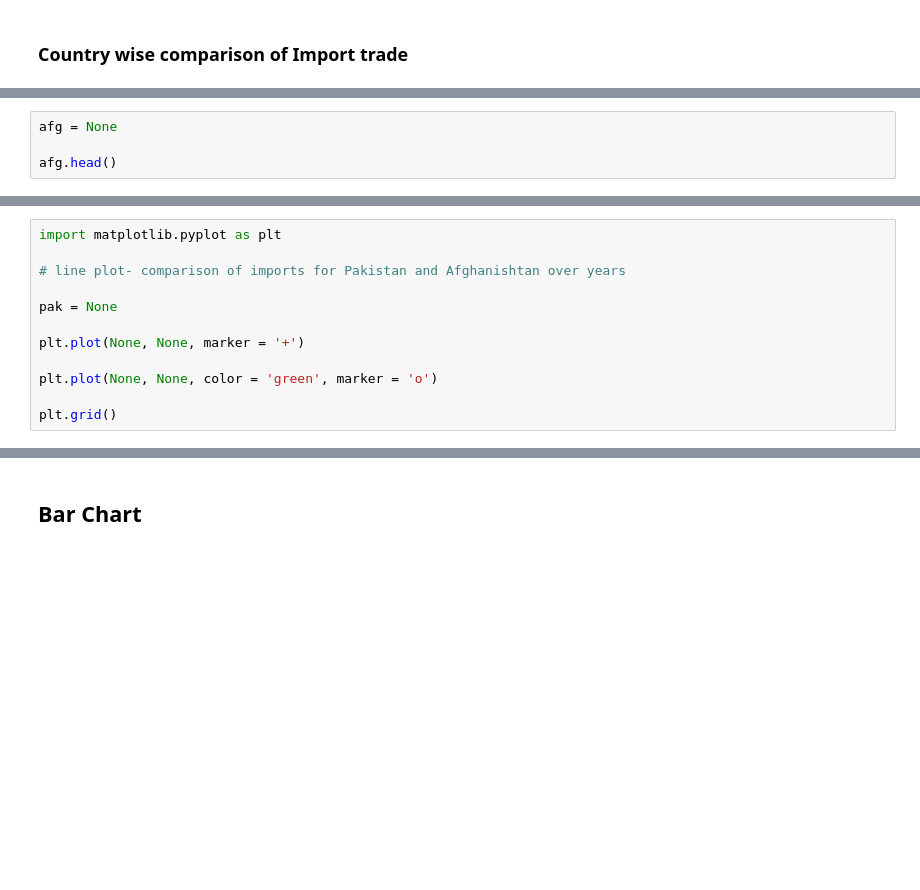
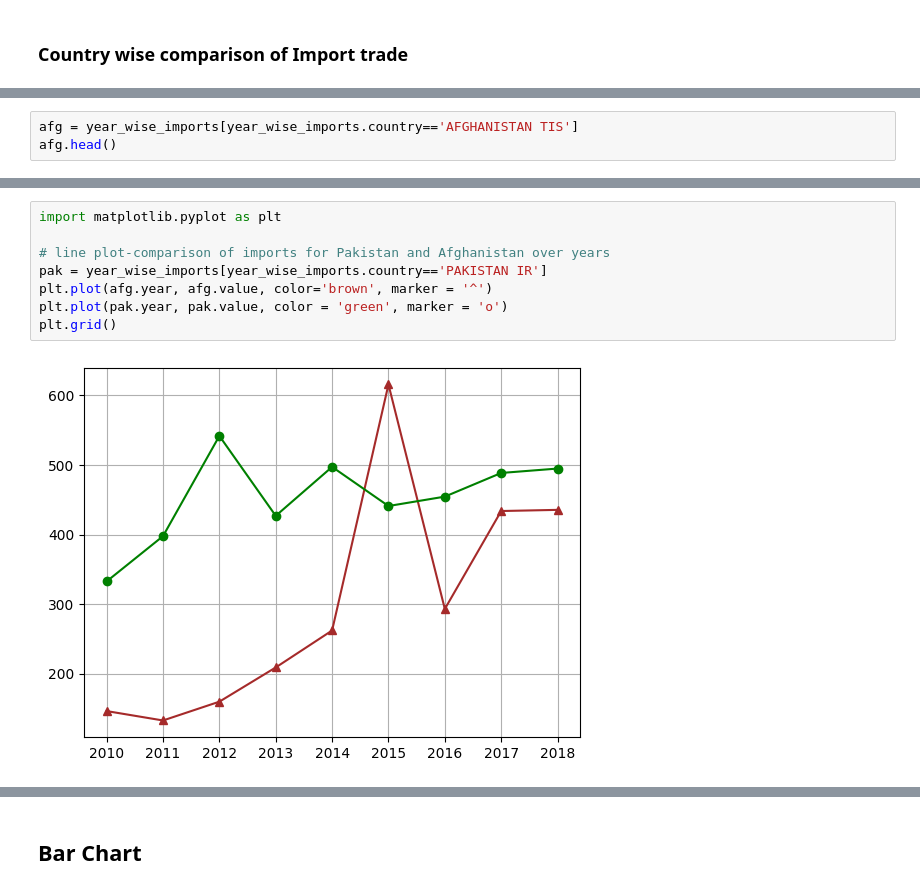
Before and after one commit to dvaghasiya766/AIML-WorkShop, a Jupyter notebook: NoteBook/Data_Analysis (Day1).ipynb, the cells around one changed output, grey strips where cells are left out. Saved outputs shown, nothing was run; the diff lists cells and outputs as text; blank space fills up the shorter version.

```diff
--- a/NoteBook/Data_Analysis (Day1).ipynb
+++ b/NoteBook/Data_Analysis (Day1).ipynb
@@ -690,4 +738,3 @@ year_wise_imports[
 # %%
-afg = None
-
+afg = year_wise_imports[year_wise_imports.country=='AFGHANISTAN TIS']
 afg.head()
@@ -694,15 +748,13 @@ afg.head()
 # %%
 import matplotlib.pyplot as plt
 
-# line plot- comparison of imports for Pakistan and Afghanishtan over years
-
-pak = None
-
-plt.plot(None, None, marker = '+')
-
-plt.plot(None, None, color = 'green', marker = 'o')
-
+# line plot-comparison of imports for Pakistan and Afghanistan over years
+pak = year_wise_imports[year_wise_imports.country=='PAKISTAN IR']
+plt.plot(afg.year, afg.value, color='brown', marker = '^')
+plt.plot(pak.year, pak.value, color = 'green', marker = 'o')
 plt.grid()
+# %% [output]
+[figure, added]
 # %%
 pak = year_wise_imports[year_wise_imports.country=='PAKISTAN IR']
 
```
Also changed, not shown: parts of 23 cells of this notebook, 3 other files.
